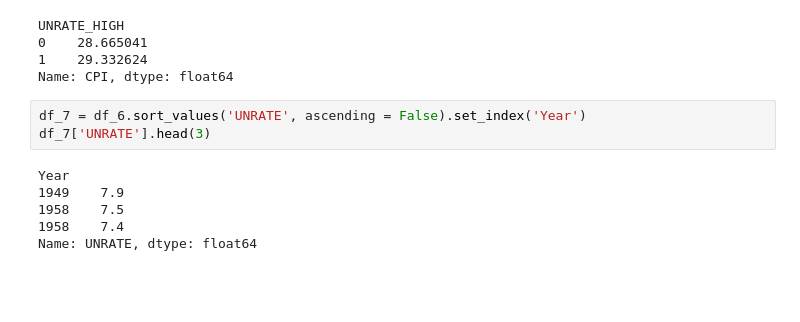
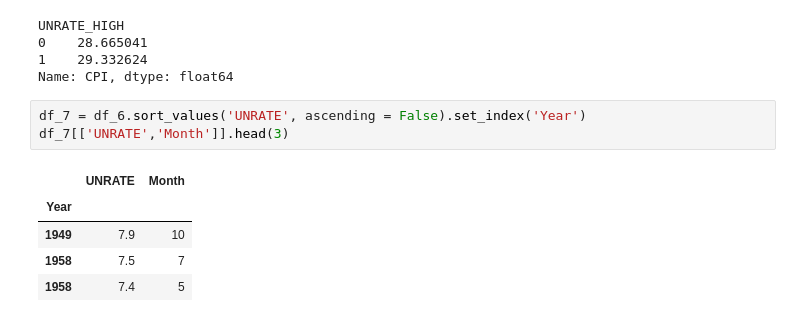
Before and after one commit to LLonsett/TECH2-H25, a Jupyter notebook: workshops/workshop4/workshop4_LL.ipynb, the cells around one changed output. Cells and saved outputs as stored; diff of their text form; blank space fills up the shorter version.

```diff
--- a/workshops/workshop4/workshop4_LL.ipynb
+++ b/workshops/workshop4/workshop4_LL.ipynb
@@ -253,10 +273,10 @@ UNRATE_HIGH
 Name: CPI, dtype: float64
 # %%
 df_7 = df_6.sort_values('UNRATE', ascending = False).set_index('Year')
-df_7['UNRATE'].head(3)
+df_7[['UNRATE','Month']].head(3)
 # %% [output]
-Year
-1949    7.9
-1958    7.5
-1958    7.4
-Name: UNRATE, dtype: float64
+|  | UNRATE | Month |
+| Year |  |  |
+| 1949 | 7.9 | 10 |
+| 1958 | 7.5 | 7 |
+| 1958 | 7.4 | 5 |
```
Also changed, not shown: parts of 7 cells of this notebook, 1 other file.
